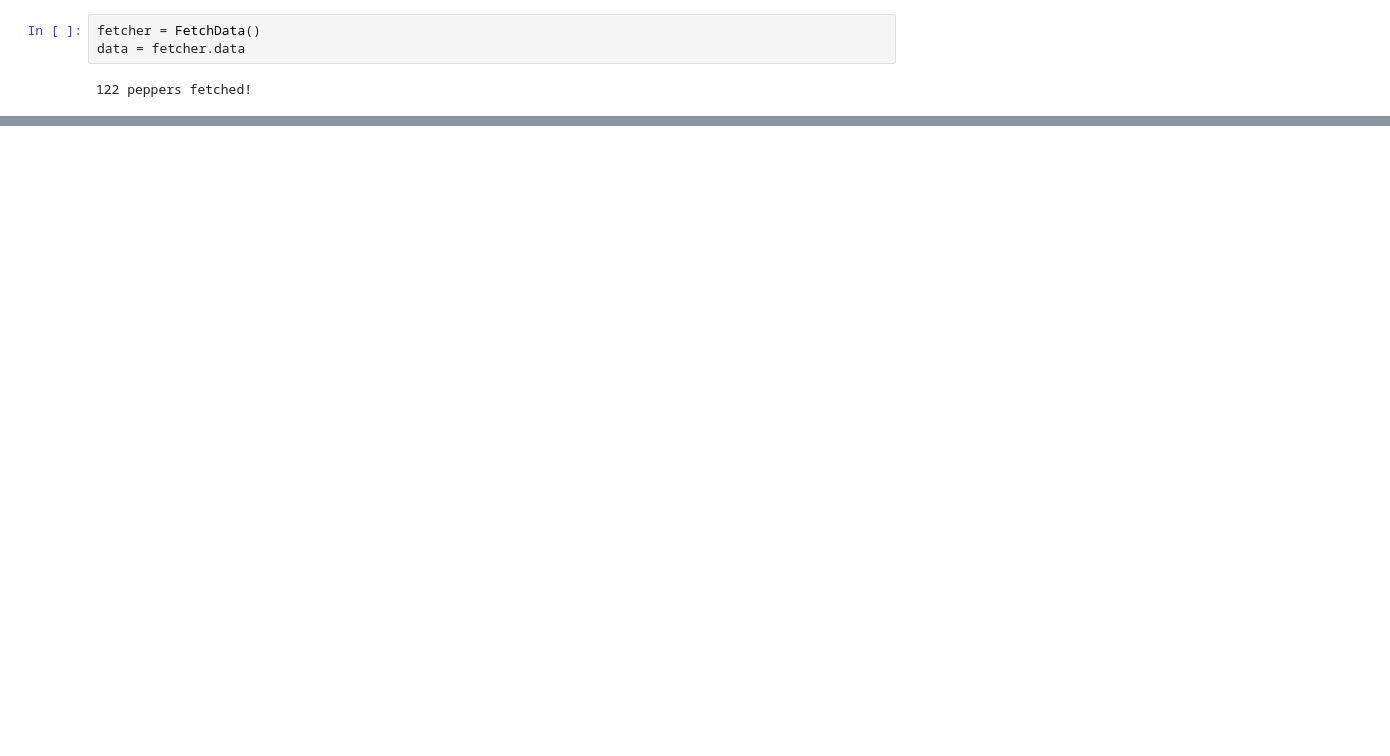
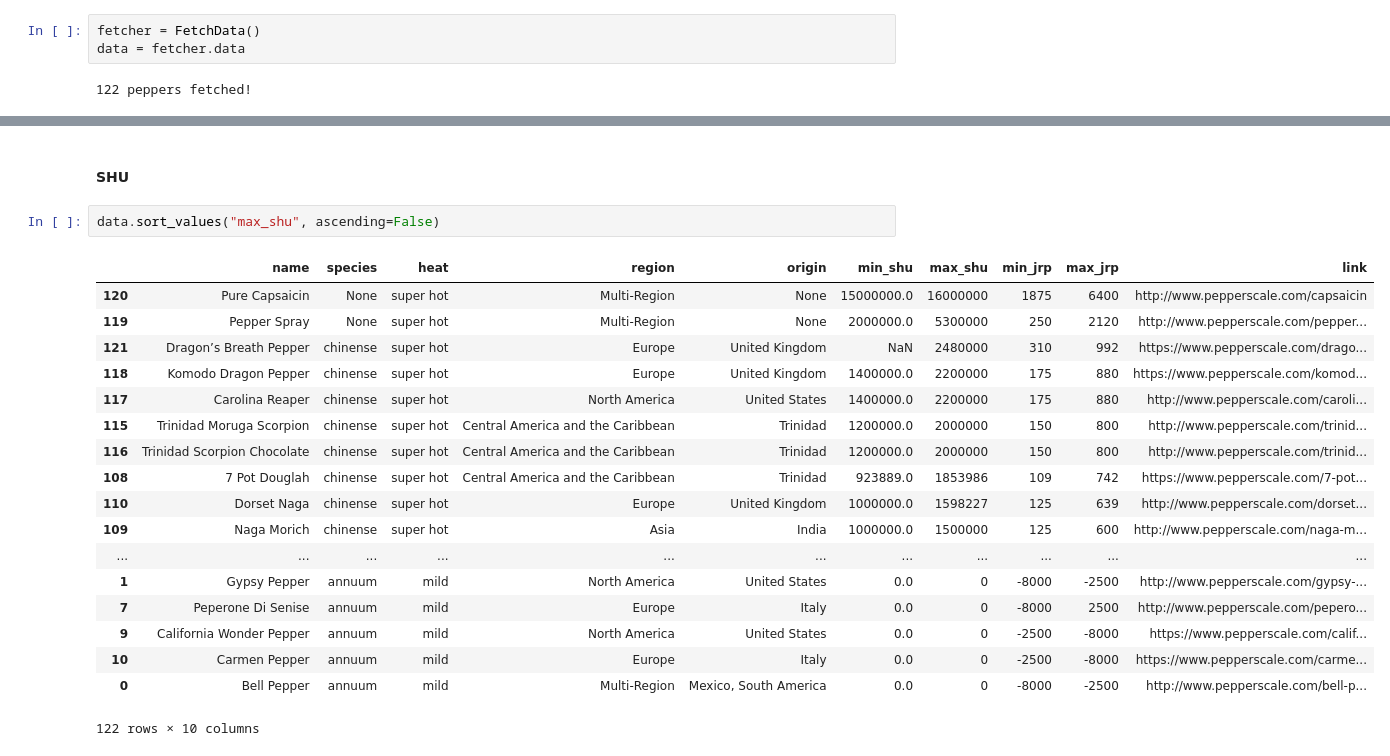
Before and after one commit to alemosie/hot_peppers, a Jupyter notebook: notebooks/explore_heat_field.ipynb, the cells around one changed output, grey strips where cells are left out. Drawn from its saved outputs; the diff is of its cells as text; blank space fills up the shorter version.

```diff
--- a/notebooks/explore_heat_field.ipynb
+++ b/notebooks/explore_heat_field.ipynb
@@ -43,0 +76,23 @@ BdbQuit:
+# %% [markdown]
+#### SHU
+# %%
+data.sort_values("max_shu", ascending=False)
+# %% [output]
+|  | name | species | heat | region | origin | min_shu | max_shu | min_jrp | max_jrp | link |
+| 120 | Pure Capsaicin | None | super hot | Multi-Region | None | 15000000.0 | 16000000 | 1875 | 6400 | http://www.pepperscale.com/capsaicin |
+| 119 | Pepper Spray | None | super hot | Multi-Region | None | 2000000.0 | 5300000 | 250 | 2120 | http://www.pepperscale.com/pepper... |
+| 121 | Dragon’s Breath Pepper | chinense | super hot | Europe | United Kingdom | NaN | 2480000 | 310 | 992 | https://www.pepperscale.com/drago... |
+| 118 | Komodo Dragon Pepper | chinense | super hot | Europe | United Kingdom | 1400000.0 | 2200000 | 175 | 880 | https://www.pepperscale.com/komod... |
+| 117 | Carolina Reaper | chinense | super hot | North America | United States | 1400000.0 | 2200000 | 175 | 880 | http://www.pepperscale.com/caroli... |
+| 115 | Trinidad Moruga Scorpion | chinense | super hot | Central America and the Caribbean | Trinidad | 1200000.0 | 2000000 | 150 | 800 | http://www.pepperscale.com/trinid... |
+| 116 | Trinidad Scorpion Chocolate | chinense | super hot | Central America and the Caribbean | Trinidad | 1200000.0 | 2000000 | 150 | 800 | http://www.pepperscale.com/trinid... |
+| 108 | 7 Pot Douglah | chinense | super hot | Central America and the Caribbean | Trinidad | 923889.0 | 1853986 | 109 | 742 | https://www.pepperscale.com/7-pot... |
+| 110 | Dorset Naga | chinense | super hot | Europe | United Kingdom | 1000000.0 | 1598227 | 125 | 639 | http://www.pepperscale.com/dorset... |
+| 109 | Naga Morich | chinense | super hot | Asia | India | 1000000.0 | 1500000 | 125 | 600 | http://www.pepperscale.com/naga-m... |
+| ... | ... | ... | ... | ... | ... | ... | ... | ... | ... | ... |
+| 1 | Gypsy Pepper | annuum | mild | North America | United States | 0.0 | 0 | -8000 | -2500 | http://www.pepperscale.com/gypsy-... |
+| 7 | Peperone Di Senise | annuum | mild | Europe | Italy | 0.0 | 0 | -8000 | 2500 | http://www.pepperscale.com/pepero... |
+| 9 | California Wonder Pepper | annuum | mild | North America | United States | 0.0 | 0 | -2500 | -8000 | https://www.pepperscale.com/calif... |
+| 10 | Carmen Pepper | annuum | mild | Europe | Italy | 0.0 | 0 | -2500 | -8000 | https://www.pepperscale.com/carme... |
+| 0 | Bell Pepper | annuum | mild | Multi-Region | Mexico, South America | 0.0 | 0 | -8000 | -2500 | http://www.pepperscale.com/bell-p... |
+122 rows × 10 columns
```
Also changed, not shown: parts of 13 cells of this notebook, 1 other file.
